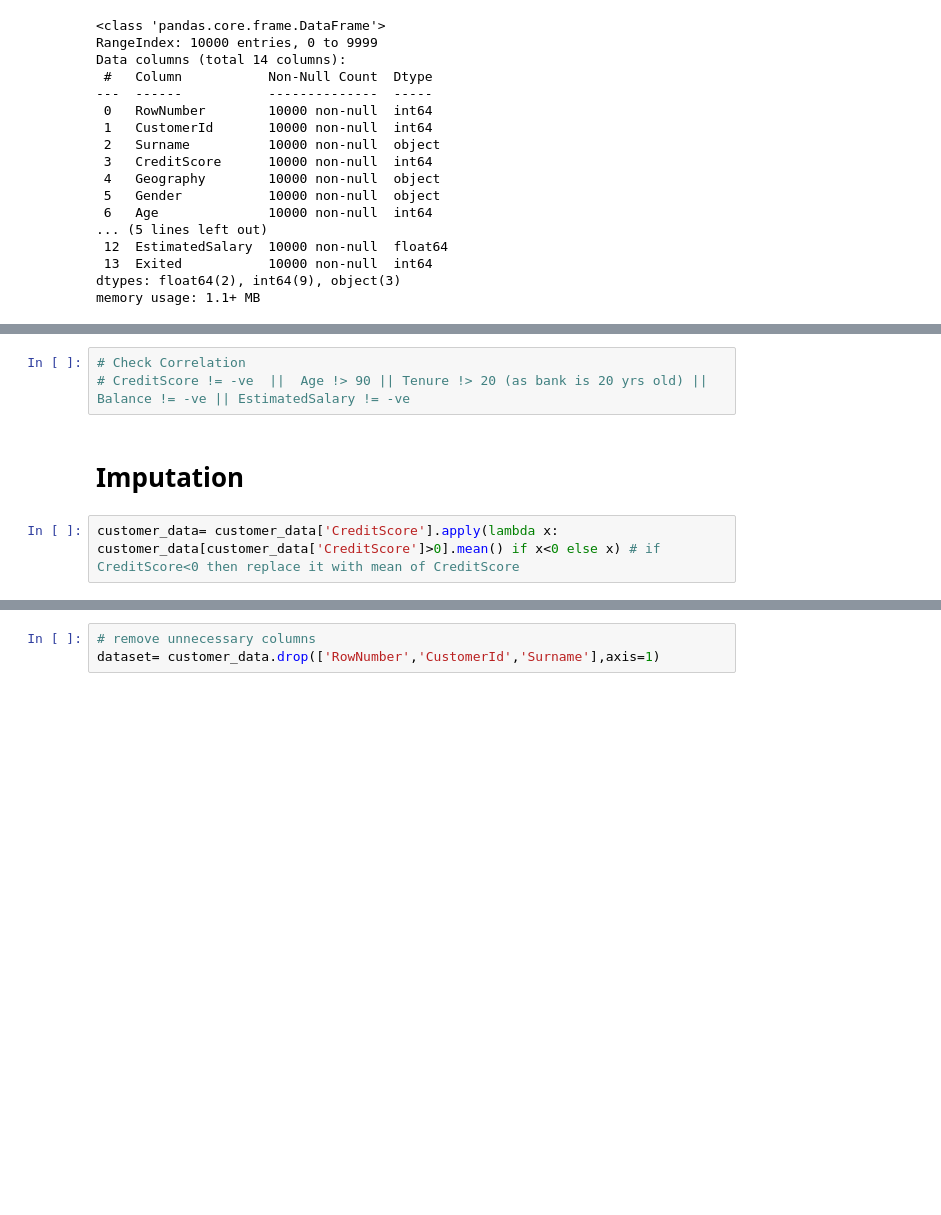
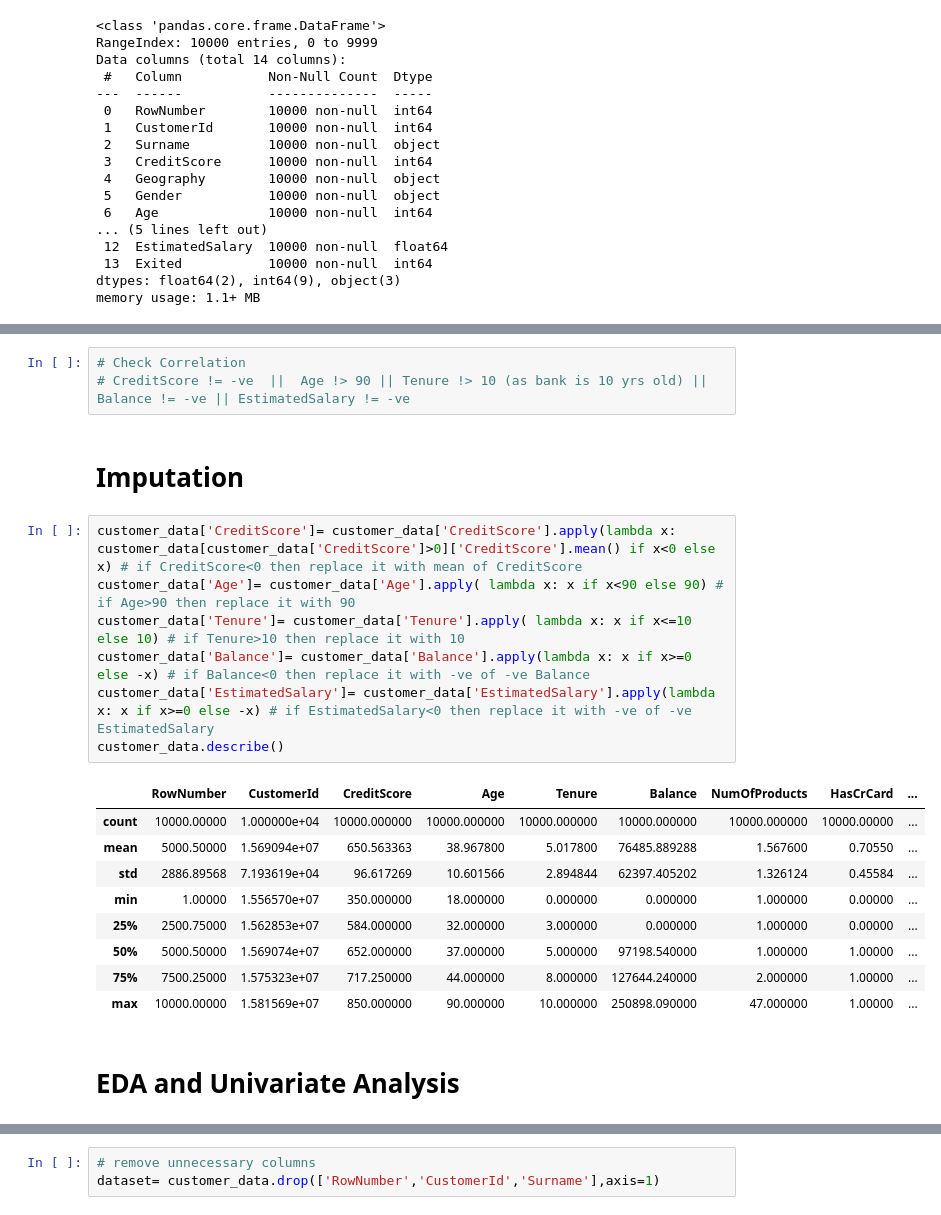
Before and after one commit to abhinav225rj/Bank-Customer-Churn-Modelling, a Jupyter notebook: churn prediction.ipynb, the cells around one changed output, grey strips where cells are left out. Drawn from its saved outputs; the diff is of its cells as text; blank space fills up the shorter version.

```diff
--- a/churn prediction.ipynb
+++ b/churn prediction.ipynb
@@ -50,11 +49,28 @@ customer_data.describe()
 | max | 10000.00000 | 1.581569e+07 | 850.000000 | 118.000000 | 29.000000 | 250898.090000 | 47.000000 | 1.00000 | ... |
 # %%
 # Check Correlation
-# CreditScore != -ve  ||  Age !> 90 || Tenure !> 20 (as bank is 20 yrs old) || Balance != -ve || EstimatedSalary != -ve
+# CreditScore != -ve  ||  Age !> 90 || Tenure !> 10 (as bank is 10 yrs old) || Balance != -ve || EstimatedSalary != -ve
 # %% [markdown]
 # Imputation
-# %%
-customer_data= customer_data['CreditScore'].apply(lambda x: customer_data[customer_data['CreditScore']>0].mean() if x<0 else x) # if CreditScore<0 then replace it with mean of CreditScore
+# %%
+customer_data['CreditScore']= customer_data['CreditScore'].apply(lambda x: customer_data[customer_data['CreditScore']>0]['CreditScore'].mean() if x<0 else x) # if CreditScore<0 then replace it with mean of CreditScore
+customer_data['Age']= customer_data['Age'].apply( lambda x: x if x<90 else 90) # if Age>90 then replace it with 90
+customer_data['Tenure']= customer_data['Tenure'].apply( lambda x: x if x<=10 else 10) # if Tenure>10 then replace it with 10
+customer_data['Balance']= customer_data['Balance'].apply(lambda x: x if x>=0 else -x) # if Balance<0 then replace it with -ve of -ve Balance
+customer_data['EstimatedSalary']= customer_data['EstimatedSalary'].apply(lambda x: x if x>=0 else -x) # if EstimatedSalary<0 then replace it with -ve of -ve EstimatedSalary
+customer_data.describe()
+# %% [output]
+|  | RowNumber | CustomerId | CreditScore | Age | Tenure | Balance | NumOfProducts | HasCrCard | ... |
+| count | 10000.00000 | 1.000000e+04 | 10000.000000 | 10000.000000 | 10000.000000 | 10000.000000 | 10000.000000 | 10000.00000 | ... |
+| mean | 5000.50000 | 1.569094e+07 | 650.563363 | 38.967800 | 5.017800 | 76485.889288 | 1.567600 | 0.70550 | ... |
+| std | 2886.89568 | 7.193619e+04 | 96.617269 | 10.601566 | 2.894844 | 62397.405202 | 1.326124 | 0.45584 | ... |
+| min | 1.00000 | 1.556570e+07 | 350.000000 | 18.000000 | 0.000000 | 0.000000 | 1.000000 | 0.00000 | ... |
+| 25% | 2500.75000 | 1.562853e+07 | 584.000000 | 32.000000 | 3.000000 | 0.000000 | 1.000000 | 0.00000 | ... |
+| 50% | 5000.50000 | 1.569074e+07 | 652.000000 | 37.000000 | 5.000000 | 97198.540000 | 1.000000 | 1.00000 | ... |
+| 75% | 7500.25000 | 1.575323e+07 | 717.250000 | 44.000000 | 8.000000 | 127644.240000 | 2.000000 | 1.00000 | ... |
+| max | 10000.00000 | 1.581569e+07 | 850.000000 | 90.000000 | 10.000000 | 250898.090000 | 47.000000 | 1.00000 | ... |
+# %% [markdown]
+# EDA and Univariate Analysis
 # %%
 
 plt.figure(figsize=(10,6))
```
Also changed, not shown: parts of 14 cells of this notebook.
